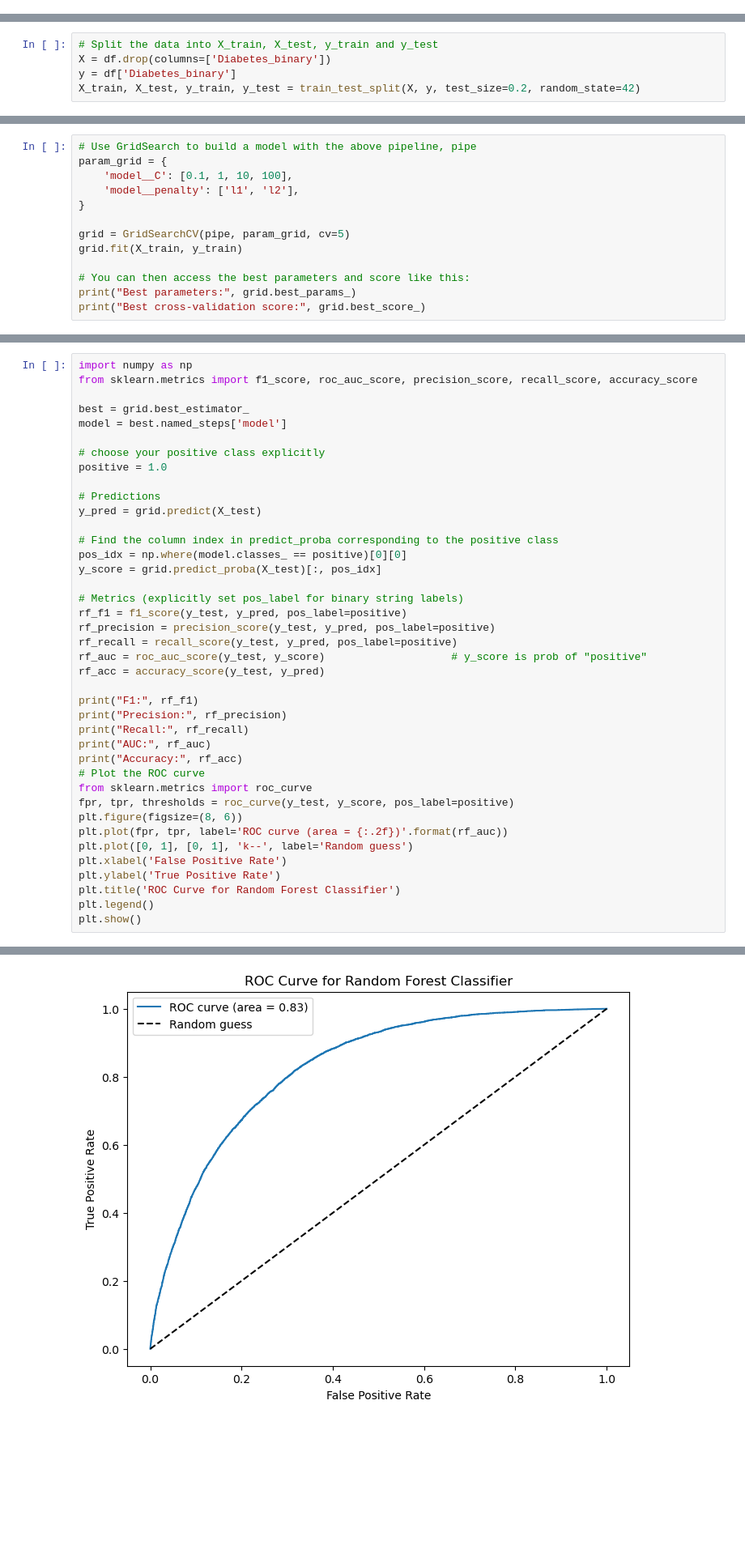
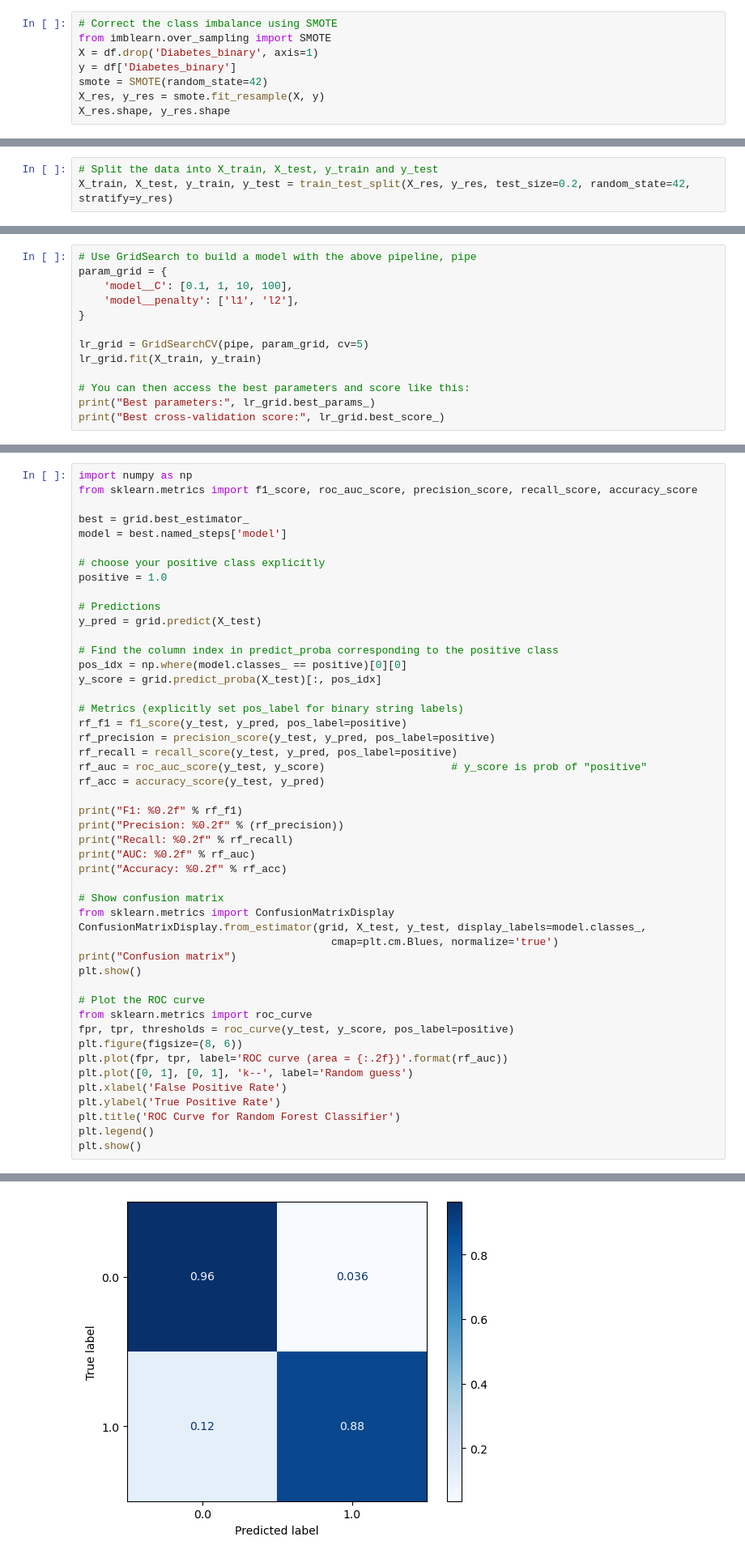
Before and after one commit to vfontama/mynewrepo, a Jupyter notebook: diabetes/diabetes_model.ipynb, the cells around one changed output, grey strips where cells are left out. Shown at 81% size. Cells and saved outputs as stored; diff of their text form; blank space fills up the shorter version.

```diff
--- a/diabetes/diabetes_model.ipynb
+++ b/diabetes/diabetes_model.ipynb
@@ -310,3 +252,11 @@ plt.show()
 [figure]
 # %% [markdown]
 # **Data Preparation**
+# %%
+# Correct the class imbalance using SMOTE
+from imblearn.over_sampling import SMOTE
+X = df.drop('Diabetes_binary', axis=1)
+y = df['Diabetes_binary']
+smote = SMOTE(random_state=42)
+X_res, y_res = smote.fit_resample(X, y)
+X_res.shape, y_res.shape
@@ -313,8 +278,6 @@ plt.show()
 # %%
 # Split the data into X_train, X_test, y_train and y_test
-X = df.drop(columns=['Diabetes_binary'])
-y = df['Diabetes_binary']
-X_train, X_test, y_train, y_test = train_test_split(X, y, test_size=0.2, random_state=42)
+X_train, X_test, y_train, y_test = train_test_split(X_res, y_res, test_size=0.2, random_state=42, stratify=y_res)
 # %%
 X_train.head()
 # %% [output]
@@ -364,10 +329,10 @@ param_grid = {
     'model__penalty': ['l1', 'l2'],
 }
 
-grid = GridSearchCV(pipe, param_grid, cv=5)
-grid.fit(X_train, y_train)
+lr_grid = GridSearchCV(pipe, param_grid, cv=5)
+lr_grid.fit(X_train, y_train)
 
 # You can then access the best parameters and score like this:
-print("Best parameters:", grid.best_params_)
-print("Best cross-validation score:", grid.best_score_)
+print("Best parameters:", lr_grid.best_params_)
+print("Best cross-validation score:", lr_grid.best_score_)
 # %% [output]
@@ -577,11 +507,19 @@ rf_recall = recall_score(y_test, y_pred, pos_label=positive)
 rf_auc = roc_auc_score(y_test, y_score)                    # y_score is prob of "positive"
 rf_acc = accuracy_score(y_test, y_pred)
 
-print("F1:", rf_f1)
-print("Precision:", rf_precision)
-print("Recall:", rf_recall)
-print("AUC:", rf_auc)
-print("Accuracy:", rf_acc)
+print("F1: %0.2f" % rf_f1)
+print("Precision: %0.2f" % (rf_precision))
+print("Recall: %0.2f" % rf_recall)
+print("AUC: %0.2f" % rf_auc)
+print("Accuracy: %0.2f" % rf_acc)
+
+# Show confusion matrix
+from sklearn.metrics import ConfusionMatrixDisplay
+ConfusionMatrixDisplay.from_estimator(grid, X_test, y_test, display_labels=model.classes_,
+                                        cmap=plt.cm.Blues, normalize='true')
+print("Confusion matrix")
+plt.show()
+
 # Plot the ROC curve
 from sklearn.metrics import roc_curve
 fpr, tpr, thresholds = roc_curve(y_test, y_score, pos_label=positive)
@@ -602 +541 @@ Accuracy: 0.867372280037843
-[figure, old version]
+[figure, new version]
```
Also changed, not shown: parts of 56 cells of this notebook, 9 other files.
